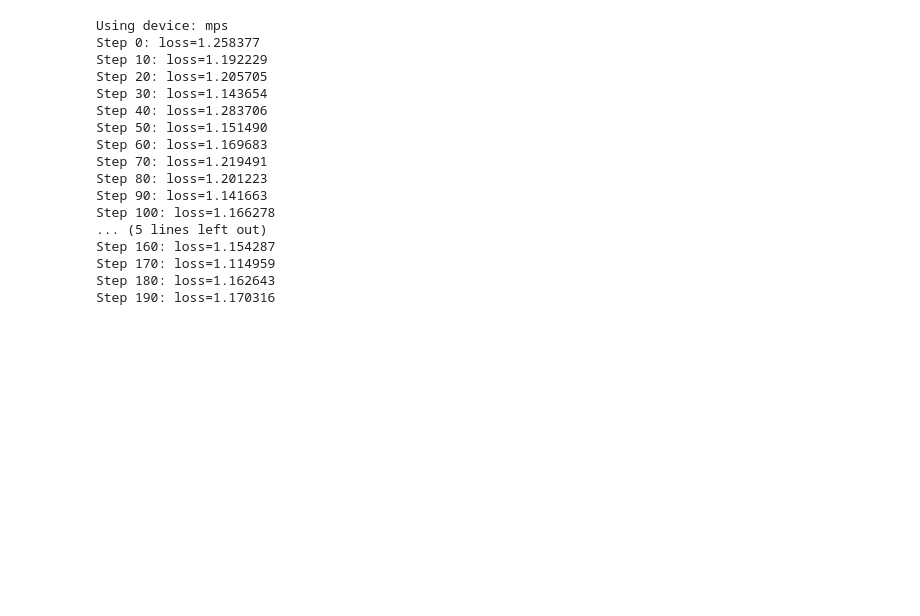
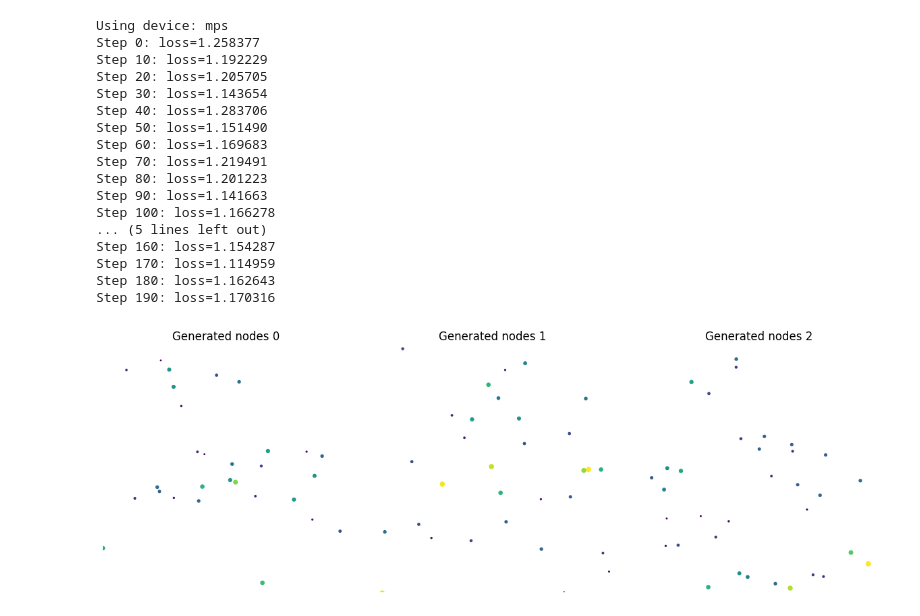
Before and after one commit to mashathepotato/GSoC-Quantum-Diffusion-Model, a Jupyter notebook: notebooks/quantum/conceptualization/jet_graphs.ipynb, the cells around one changed output. Drawn from its saved outputs; the diff is of its cells as text; code cells hidden in the pictures; blank space fills up the shorter version.

Commit message:
Evals cell

```diff
--- a/notebooks/quantum/conceptualization/jet_graphs.ipynb
+++ b/notebooks/quantum/conceptualization/jet_graphs.ipynb
@@ -307,0 +248,83 @@ plt.show()
+# %%
+# --- Eval: sample from trained flow and visualize generated nodes ---
+def flow_sample(model, num_samples, steps=50, device="cpu"):
+    """Simple Euler sampler for rectified flow."""
+    model.eval()
+    with torch.no_grad():
+        x = torch.randn(num_samples, dim, device=device)
+        dt = 1.0 / steps
+        for s in range(steps):
+            t = torch.full((num_samples, 1), s / steps, device=device)
+            v = model(x, t)
+            x = x + v * dt
+    return x
+
+def unflatten_nodes(x_flat, K_max):
+    return x_flat.view(-1, K_max, 3)
+
+def plot_generated_nodes(ax, nodes, cmap="viridis"):
+    # nodes: (K,3) with x,y in [-1,1], intensity in [0,1]
+    xs = nodes[:, 0]
+    ys = nodes[:, 1]
+    intens = nodes[:, 2]
+
+    # filter to valid range (optional)
+    valid = (intens > 0)
+    xs = xs[valid]
+    ys = ys[valid]
+    intens = intens[valid]
+
+    if intens.numel() == 0:
+        ax.axis("off")
+        ax.set_title("(empty)")
+        return
+
+    # map to image coordinates
+    xs = (xs + 1.0) * 0.5 * (data_X.shape[2] - 1)
+    ys = (ys + 1.0) * 0.5 * (data_X.shape[1] - 1)
+
+    sizes = 20.0 * (intens / (intens.max() + 1e-12) + 0.05)
+    ax.scatter(xs.cpu().numpy(), ys.cpu().numpy(), s=sizes.cpu().numpy(), c=intens.cpu().numpy(),
+               cmap=cmap, vmin=0, vmax=float(intens.max().cpu()))
+    ax.set_xlim(-0.5, data_X.shape[2] - 0.5)
+    ax.set_ylim(data_X.shape[1] - 0.5, -0.5)
+    ax.set_aspect("equal")
+    ax.axis("off")
+
+num_gen = 3
+gen_flat = flow_sample(model, num_gen, steps=50, device=device)
+gen_nodes = unflatten_nodes(gen_flat, K_max)
+
+fig, axes = plt.subplots(1, num_gen, figsize=(4 * num_gen, 4))
+if num_gen == 1:
+    axes = [axes]
+
+for i in range(num_gen):
+    plot_generated_nodes(axes[i], gen_nodes[i])
+    axes[i].set_title(f"Generated nodes {i}")
+
+plt.tight_layout()
+plt.show()
+
+# --- Plot a few original node graphs alongside ---
+num_real = num_gen
+real_idx = np.random.choice(data_X.shape[0], size=num_real, replace=False)
+
+fig, axes = plt.subplots(2, num_real, figsize=(4 * num_real, 8))
+if num_real == 1:
+    axes = np.array([axes]).reshape(2, 1)
+
+for i in range(num_real):
+    # real
+    sample = _to_single_channel(data_X[real_idx[i]], channel=0)
+    n_nodes = plot_energy_nodes(axes[0, i], sample, energy_quantile=energy_quantile)
+    axes[0, i].set_title(f"Real nodes {real_idx[i]}\n#nodes={n_nodes}")
+
+    # generated
+    plot_generated_nodes(axes[1, i], gen_nodes[i])
+    axes[1, i].set_title(f"Generated nodes {i}")
+
+plt.tight_layout()
+plt.show()
+# %% [output]
+[figure, added]
```
Also changed, not shown: parts of 3 cells of this notebook.
